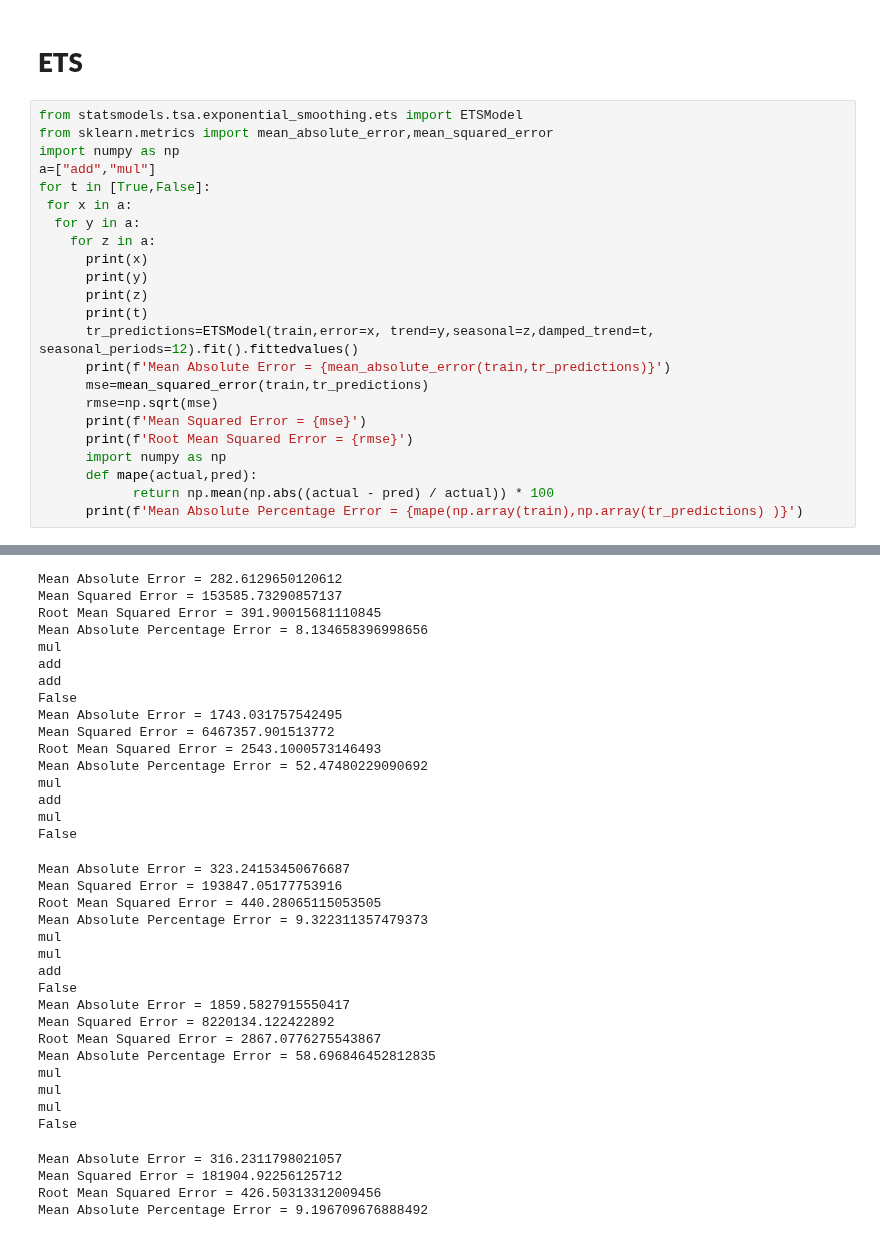
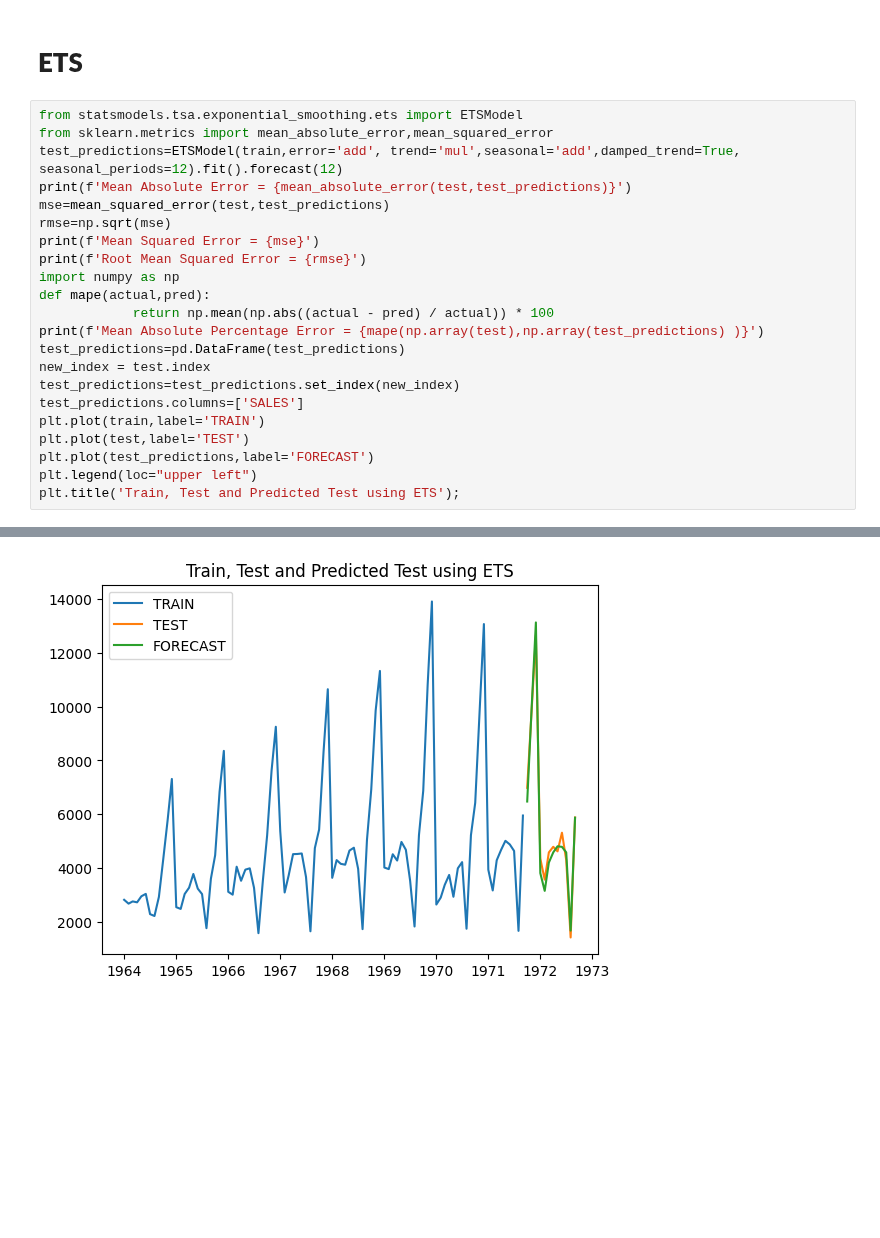
Before and after one commit to ogut77/DataScience, a Jupyter notebook: Champagne2.ipynb, the cells around one changed output, grey strips where cells are left out. Cells and saved outputs as stored; diff of their text form; blank space fills up the shorter version.

```diff
--- a/Champagne2.ipynb
+++ b/Champagne2.ipynb
@@ -179,24 +168,23 @@ Mean Absolute Percentage Error = 15.279811258613718
 # %%
 from statsmodels.tsa.exponential_smoothing.ets import ETSModel
 from sklearn.metrics import mean_absolute_error,mean_squared_error
+test_predictions=ETSModel(train,error='add', trend='mul',seasonal='add',damped_trend=True, seasonal_periods=12).fit().forecast(12)
+print(f'Mean Absolute Error = {mean_absolute_error(test,test_predictions)}')
+mse=mean_squared_error(test,test_predictions)
+rmse=np.sqrt(mse)
+print(f'Mean Squared Error = {mse}')
+print(f'Root Mean Squared Error = {rmse}')
 import numpy as np
-a=["add","mul"]
-for t in [True,False]:
- for x in a:
-  for y in a:
-    for z in a:
-      print(x)
-      print(y)
-      print(z)
-      print(t)
-      tr_predictions=ETSModel(train,error=x, trend=y,seasonal=z,damped_trend=t, seasonal_periods=12).fit().fittedvalues()
-      print(f'Mean Absolute Error = {mean_absolute_error(train,tr_predictions)}')
-      mse=mean_squared_error(train,tr_predictions)
-      rmse=np.sqrt(mse)
-      print(f'Mean Squared Error = {mse}')
-      print(f'Root Mean Squared Error = {rmse}')
-      import numpy as np
-      def mape(actual,pred):
+def mape(actual,pred):
             return np.mean(np.abs((actual - pred) / actual)) * 100
-      print(f'Mean Absolute Percentage Error = {mape(np.array(train),np.array(tr_predictions) )}')
+print(f'Mean Absolute Percentage Error = {mape(np.array(test),np.array(test_predictions) )}')
+test_predictions=pd.DataFrame(test_predictions)
+new_index = test.index
+test_predictions=test_predictions.set_index(new_index)
+test_predictions.columns=['SALES']
+plt.plot(train,label='TRAIN')
+plt.plot(test,label='TEST')
+plt.plot(test_predictions,label='FORECAST')
+plt.legend(loc="upper left")
+plt.title('Train, Test and Predicted Test using ETS');
 # %% [output]
@@ -284,36 +195 @@ False
-Mean Absolute Error = 282.6129650120612
-Mean Squared Error = 153585.73290857137
-Root Mean Squared Error = 391.90015681110845
-Mean Absolute Percentage Error = 8.134658396998656
-mul
-add
-add
-False
-Mean Absolute Error = 1743.031757542495
-Mean Squared Error = 6467357.901513772
-Root Mean Squared Error = 2543.1000573146493
-Mean Absolute Percentage Error = 52.47480229090692
-mul
-add
-mul
-False
-Mean Absolute Error = 323.24153450676687
-Mean Squared Error = 193847.05177753916
-Root Mean Squared Error = 440.28065115053505
-Mean Absolute Percentage Error = 9.322311357479373
-mul
-mul
-add
-False
-Mean Absolute Error = 1859.5827915550417
-Mean Squared Error = 8220134.122422892
-Root Mean Squared Error = 2867.0776275543867
-Mean Absolute Percentage Error = 58.696846452812835
-mul
-mul
-mul
-False
-Mean Absolute Error = 316.2311798021057
-Mean Squared Error = 181904.92256125712
-Root Mean Squared Error = 426.50313312009456
-Mean Absolute Percentage Error = 9.196709676888492
+[figure, added]
```
Also changed, not shown: parts of 25 cells of this notebook.
